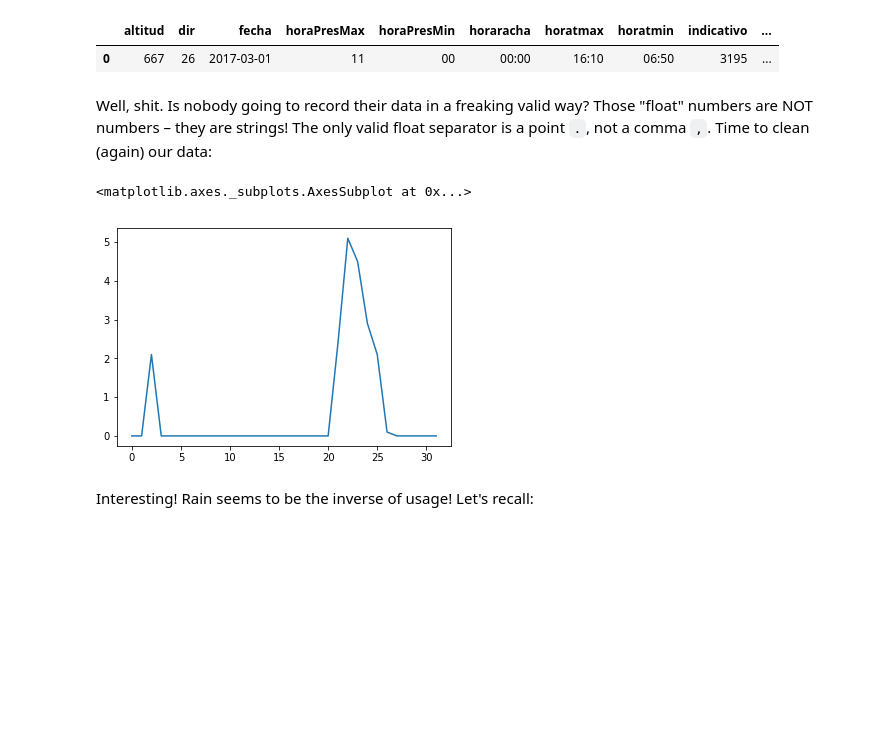
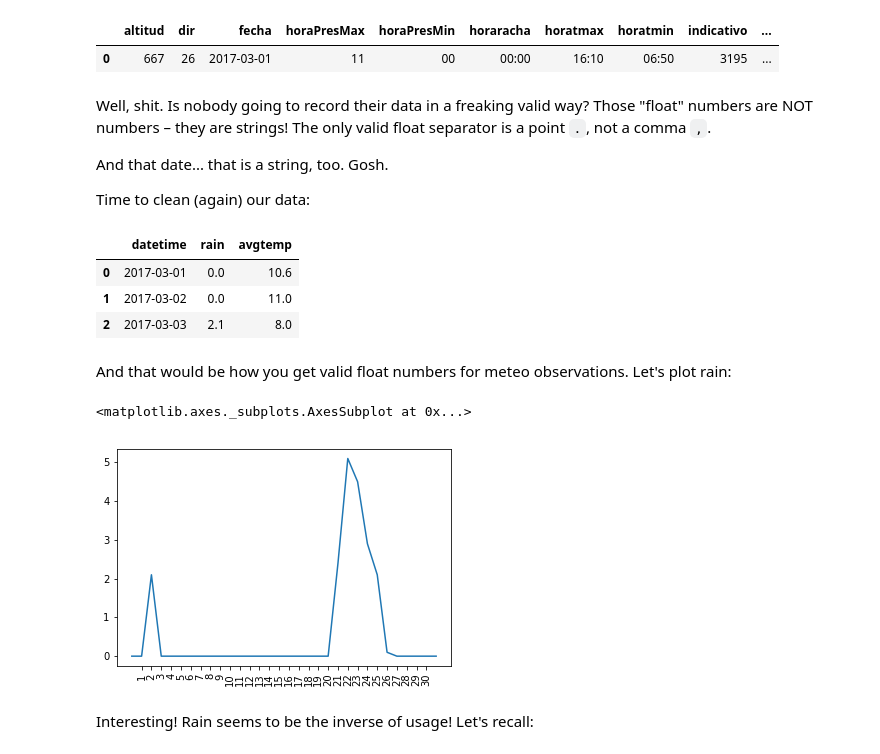
Before and after one commit to rameerez/bicimad-data-analysis, a Jupyter notebook: service-usage-machine-learning.ipynb, the cells around one changed output. Saved outputs shown, nothing was run; the diff lists cells and outputs as text; code cells hidden in the pictures; blank space fills up the shorter version.

```diff
--- a/bicimad-machine-learning.ipynb
+++ b/service-usage-machine-learning.ipynb
@@ -80,7 +82,11 @@ march_weather_df[:1]
 |  | altitud | dir | fecha | horaPresMax | horaPresMin | horaracha | horatmax | horatmin | indicativo | ... |
 | 0 | 667 | 26 | 2017-03-01 | 11 | 00 | 00:00 | 16:10 | 06:50 | 3195 | ... |
 # %% [markdown]
-Well, shit. Is nobody going to record their data in a freaking valid way? Those "float" numbers are NOT numbers – they are strings! The only valid float separator is a point `.`, not a comma `,`. Time to clean (again) our data:
+Well, shit. Is nobody going to record their data in a freaking valid way? Those "float" numbers are NOT numbers – they are strings! The only valid float separator is a point `.`, not a comma `,`.
+
+And that date... that is a string, too. Gosh.
+
+Time to clean (again) our data:
 # %%
 def comma_string_to_float(float_string):
     return float(float_string.replace(".","").replace(",","."))
@@ -91,2 +92,0 @@ def parse_rain_float_in_table(row):
-# %%
-march_weather_df['rain'] = march_weather_df.apply(parse_rain_float_in_table, axis=1)
@@ -93,8 +100,22 @@ march_weather_df['rain'] = march_weather_df.apply(parse_rain_float_in_table, axi
+# %%
+def fecha_to_date(row):
+    return dateutil.parser.parse(row['fecha'])
+
+march_weather_df['datetime'] = march_weather_df.apply(fecha_to_date, axis=1)
 # %%
-march_weather_df.rain.plot()
+march_weather_df[['datetime','rain','avgtemp']][:3]
 # %% [output]
-<matplotlib.axes._subplots.AxesSubplot at 0x...>
-[figure, removed]
+|  | datetime | rain | avgtemp |
+| 0 | 2017-03-01 | 0.0 | 10.6 |
+| 1 | 2017-03-02 | 0.0 | 11.0 |
+| 2 | 2017-03-03 | 2.1 | 8.0 |
+# %% [markdown]
+And that would be how you get valid float numbers for meteo observations. Let's plot rain:
+# %%
+march_weather_df.rain.plot(rot=90, xticks=pd.Series(range(1,31)))
+# %% [output]
+<matplotlib.axes._subplots.AxesSubplot at 0x...>
+[figure, added]
 # %% [markdown]
 Interesting! Rain seems to be the inverse of usage! Let's recall:
 # %%
```
Also changed, not shown: parts of 38 cells of this notebook, 8 other files.
